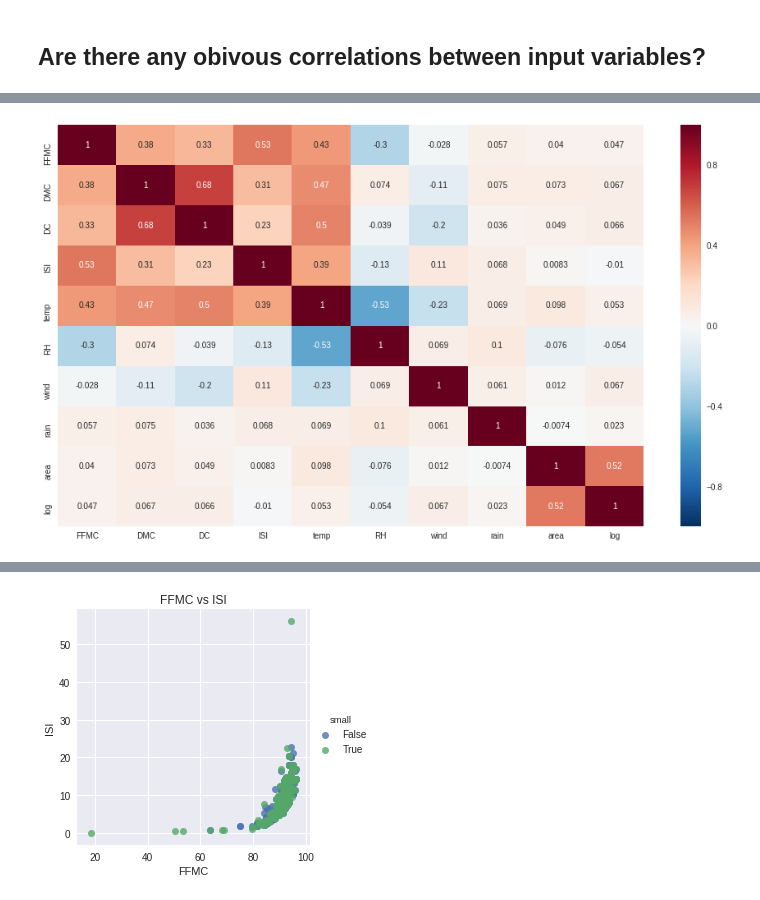
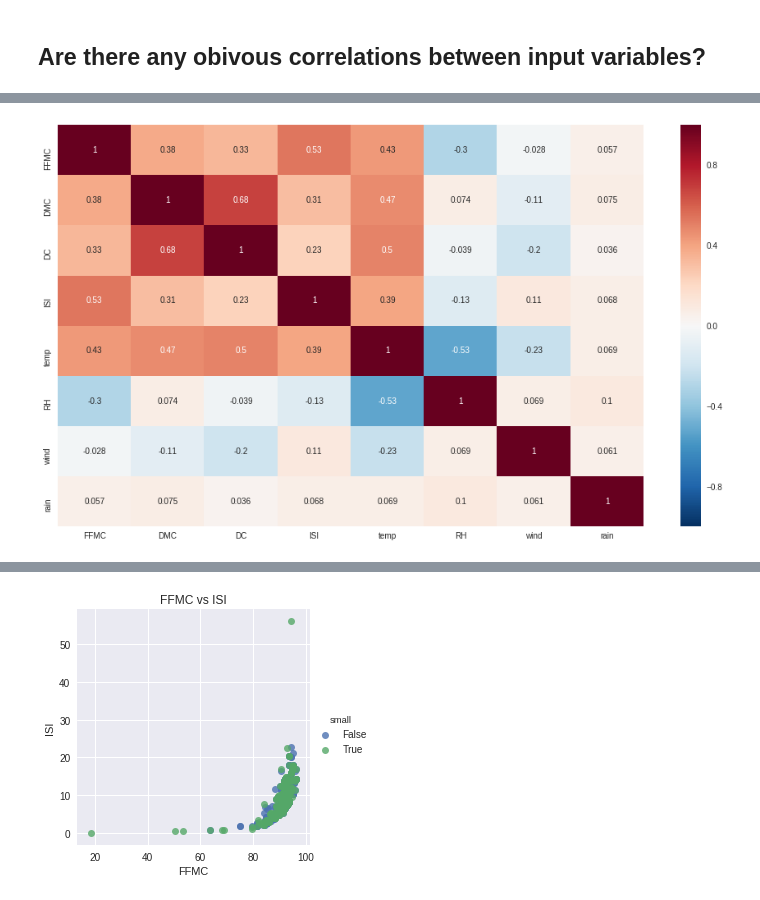
Before and after one commit to davidjwatts/portuguese_fires, a Jupyter notebook: Data_Story.ipynb, the cells around one changed output, grey strips where cells are left out. Drawn from its saved outputs; the diff is of its cells as text; code cells hidden in the pictures.

```diff
--- a/Data_Story.ipynb
+++ b/Data_Story.ipynb
@@ -23,0 +63,5 @@ There were no null values present in the data frame. I briefly analyzed the data
+# %%
+# Creating the boolean column and transforming area
+
+df['area'] = np.log(df['area']+1)
+df['small'] = df.area == 0
@@ -26,6 +81,8 @@ There were no null values present in the data frame. I briefly analyzed the data
 # %%
+#Pearson correlation coeffecient matrix
+
 plt.subplots(figsize=(16,9))
-correlation_mat = df[df.columns[4:-1]].corr()
+correlation_mat = df[df.columns[4:-2]].corr()
 _ = sns.heatmap(correlation_mat, annot=True)
 # %% [output]
-[figure, old version]
+[figure, new version]
```
Also changed, not shown: parts of 35 cells of this notebook, 1 other file.
